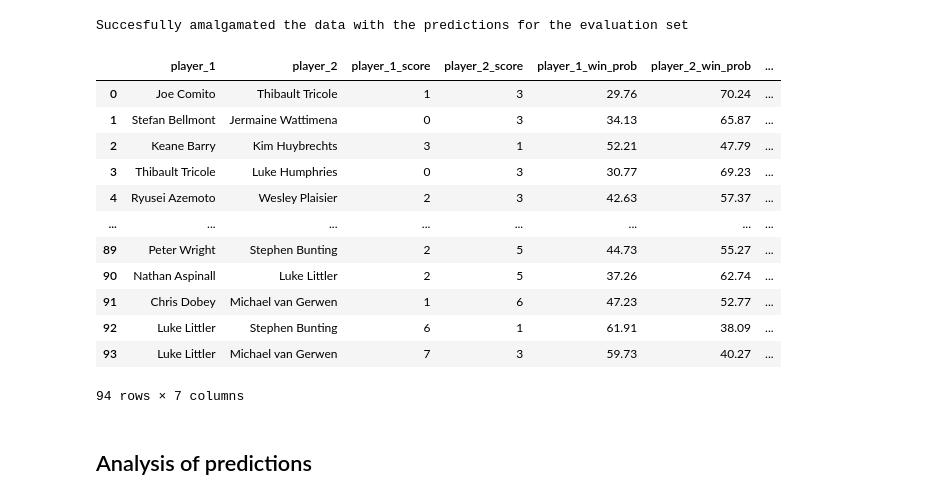
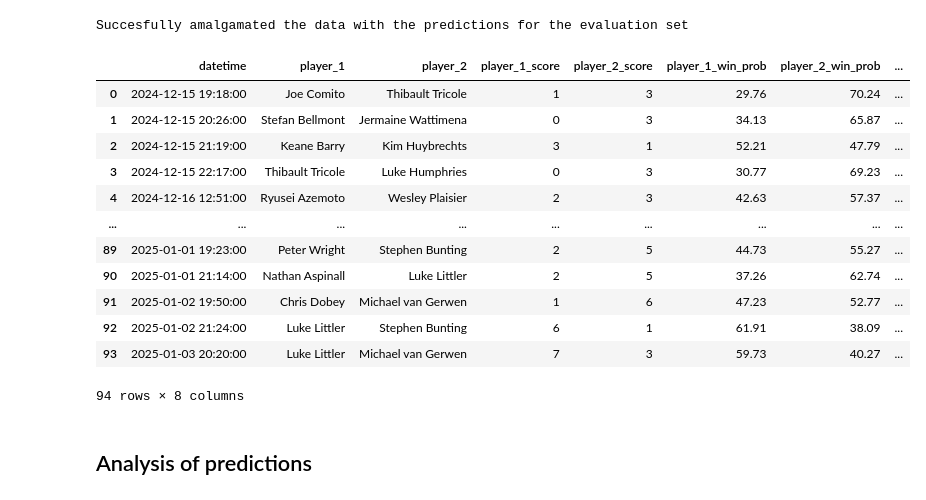
Before and after one commit to ATRedshaw/darts-data-analytics, a Jupyter notebook: predictive-model/evaluation.ipynb, the cells around one changed output. Saved outputs shown, nothing was run; the diff lists cells and outputs as text; code cells hidden in the pictures.

Commit message:
Included datetime for visualisation and analysis purposes

```diff
--- a/predictive-model/evaluation.ipynb
+++ b/predictive-model/evaluation.ipynb
@@ -1000,7 +1000,7 @@ def combine_predictions_on_uid(full_dataset):
         pd.DataFrame: The dataframe with the predictions combined
     """
 
-    return_df = pd.DataFrame(columns=['player_1', 'player_2', 'player_1_score', 'player_2_score', 'player_1_win_prob', 'player_2_win_prob', 'was_predicted_correctly'])
+    return_df = pd.DataFrame(columns=['datetime','player_1', 'player_2', 'player_1_score', 'player_2_score', 'player_1_win_prob', 'player_2_win_prob', 'was_predicted_correctly'])
 
     # Get unique uids
     unique_uids = full_dataset['uid'].unique()
@@ -1021,46 +1021,47 @@ def combine_predictions_on_uid(full_dataset):
 
         # Calculate the win probabilities with the weighting
         total_win_prob = predicted_win_prob_1 + predicted_win_prob_2
         player_1_win_prob = round((predicted_win_prob_1 / total_win_prob) * 100, 2)
         player_2_win_prob = round((predicted_win_prob_2 / total_win_prob) * 100, 2)
 
         was_predicted_correctly = 0
         if (player_1_win_prob > player_2_win_prob) and (player_score_1 > player_score_2):
             was_predicted_correctly = 1
         elif (player_1_win_prob < player_2_win_prob) and (player_score_1 < player_score_2):
             was_predicted_correctly = 1
 
         # Add the row to the return_df using concat instead of append
         new_row = pd.DataFrame({
+            'datetime': [df.iloc[0]['datetime'] + pd.Timedelta(days=1)],
             'player_1': [player_name_1],
             'player_2': [player_name_2],
             'player_1_score': [player_score_1],
             'player_2_score': [player_score_2],
             'player_1_win_prob': [player_1_win_prob],
             'player_2_win_prob': [player_2_win_prob],
             'was_predicted_correctly': [was_predicted_correctly]
         })
         return_df = pd.concat([return_df, new_row], ignore_index=True)
 
     return return_df
 
 match_predictions = combine_predictions_on_uid(full_dataset)
 
 display(match_predictions)
 # %% [output]
-|  | player_1 | player_2 | player_1_score | player_2_score | player_1_win_prob | player_2_win_prob | ... |
-| 0 | Joe Comito | Thibault Tricole | 1 | 3 | 29.76 | 70.24 | ... |
-| 1 | Stefan Bellmont | Jermaine Wattimena | 0 | 3 | 34.13 | 65.87 | ... |
-| 2 | Keane Barry | Kim Huybrechts | 3 | 1 | 52.21 | 47.79 | ... |
-| 3 | Thibault Tricole | Luke Humphries | 0 | 3 | 30.77 | 69.23 | ... |
-| 4 | Ryusei Azemoto | Wesley Plaisier | 2 | 3 | 42.63 | 57.37 | ... |
-| ... | ... | ... | ... | ... | ... | ... | ... |
-| 89 | Peter Wright | Stephen Bunting | 2 | 5 | 44.73 | 55.27 | ... |
-| 90 | Nathan Aspinall | Luke Littler | 2 | 5 | 37.26 | 62.74 | ... |
-| 91 | Chris Dobey | Michael van Gerwen | 1 | 6 | 47.23 | 52.77 | ... |
-| 92 | Luke Littler | Stephen Bunting | 6 | 1 | 61.91 | 38.09 | ... |
-| 93 | Luke Littler | Michael van Gerwen | 7 | 3 | 59.73 | 40.27 | ... |
+|  | datetime | player_1 | player_2 | player_1_score | player_2_score | player_1_win_prob | player_2_win_prob | ... |
+| 0 | 2024-12-15 19:18:00 | Joe Comito | Thibault Tricole | 1 | 3 | 29.76 | 70.24 | ... |
+| 1 | 2024-12-15 20:26:00 | Stefan Bellmont | Jermaine Wattimena | 0 | 3 | 34.13 | 65.87 | ... |
+| 2 | 2024-12-15 21:19:00 | Keane Barry | Kim Huybrechts | 3 | 1 | 52.21 | 47.79 | ... |
+| 3 | 2024-12-15 22:17:00 | Thibault Tricole | Luke Humphries | 0 | 3 | 30.77 | 69.23 | ... |
+| 4 | 2024-12-16 12:51:00 | Ryusei Azemoto | Wesley Plaisier | 2 | 3 | 42.63 | 57.37 | ... |
+| ... | ... | ... | ... | ... | ... | ... | ... | ... |
+| 89 | 2025-01-01 19:23:00 | Peter Wright | Stephen Bunting | 2 | 5 | 44.73 | 55.27 | ... |
+| 90 | 2025-01-01 21:14:00 | Nathan Aspinall | Luke Littler | 2 | 5 | 37.26 | 62.74 | ... |
+| 91 | 2025-01-02 19:50:00 | Chris Dobey | Michael van Gerwen | 1 | 6 | 47.23 | 52.77 | ... |
+| 92 | 2025-01-02 21:24:00 | Luke Littler | Stephen Bunting | 6 | 1 | 61.91 | 38.09 | ... |
+| 93 | 2025-01-03 20:20:00 | Luke Littler | Michael van Gerwen | 7 | 3 | 59.73 | 40.27 | ... |
-94 rows × 7 columns
+94 rows × 8 columns
 # %% [markdown]
 ## Analysis of predictions
 # %%
```
